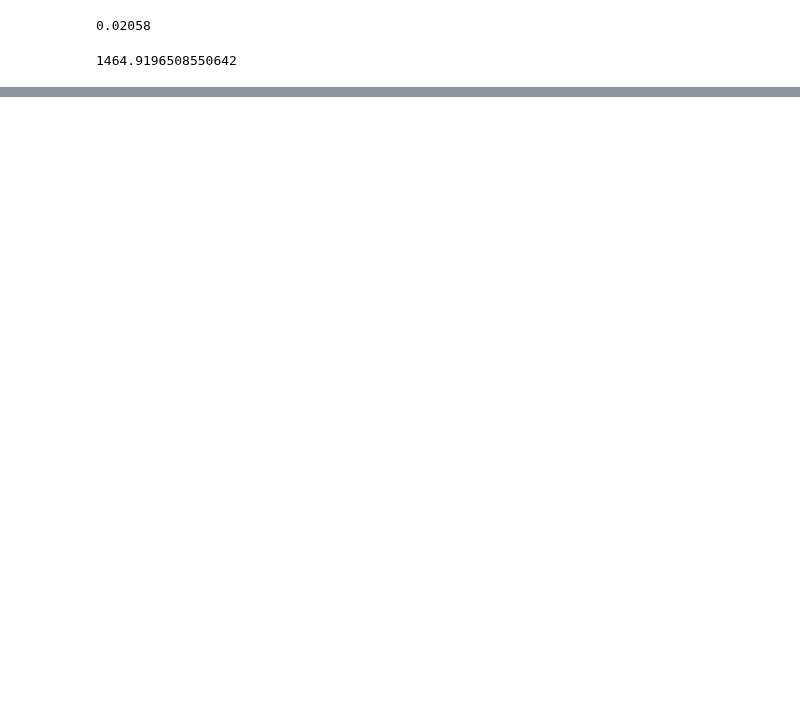
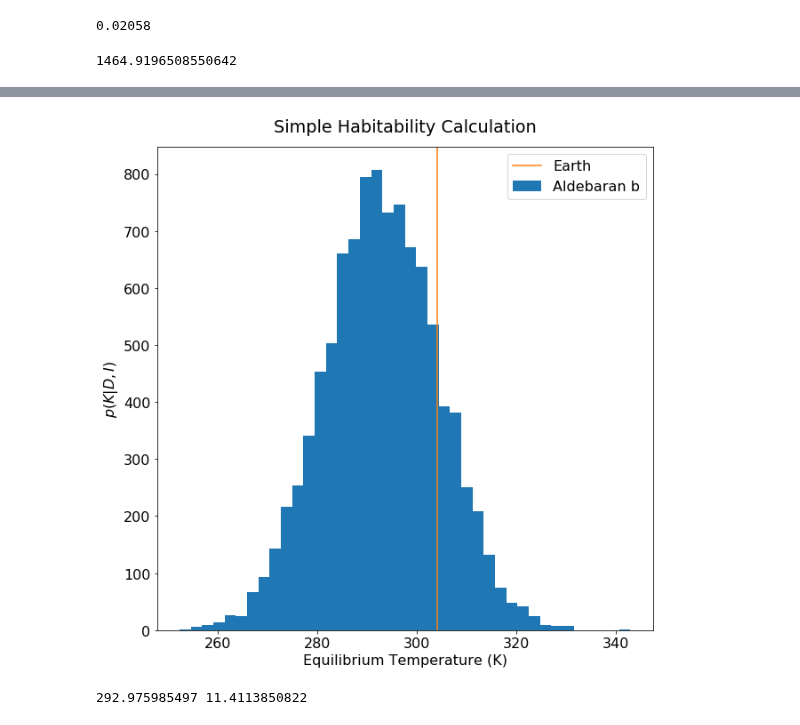
Before and after one commit to farr/Aldebaran, a Jupyter notebook: equilibrium.ipynb, the cells around one changed output, grey strips where cells are left out. Drawn from its saved outputs; the diff is of its cells as text; code cells hidden in the pictures; blank space fills up the shorter version.

Commit message:
habitability

```diff
--- a/equilibrium.ipynb
+++ b/equilibrium.ipynb
@@ -90,0 +113,25 @@ tgiant
+# %%
+ells = L(masses)
+arrs = masses**0.8
+
+teffs = teffpred(ells,arrs)
+# %%
+const = aearth**3 / year**2
+# %%
+axes = (P**2 * const*masses)**(1/3.)
+# %%
+teqs = teq(teffs,arrs,axes,2.,0.29)
+# %%
+h = plt.hist(teqs,bins=40,label="Aldebaran b")
+plt.axvline(Tearth,color=colours[1],label="Earth")
+plt.xlabel("Equilibrium Temperature (K)")
+plt.ylabel(r"$p(K|D,I)$")
+plt.legend()
+plt.title('Simple Habitability Calculation',y=1.02)
+plt.savefig('aldebaran_b_habitability.png')
+# %% [output]
+[figure, added]
+# %%
+print np.mean(teqs), np.std(teqs)
+# %% [output]
+292.975985497 11.4113850822
```
Also changed, not shown: parts of 11 cells of this notebook, 3 other files.
